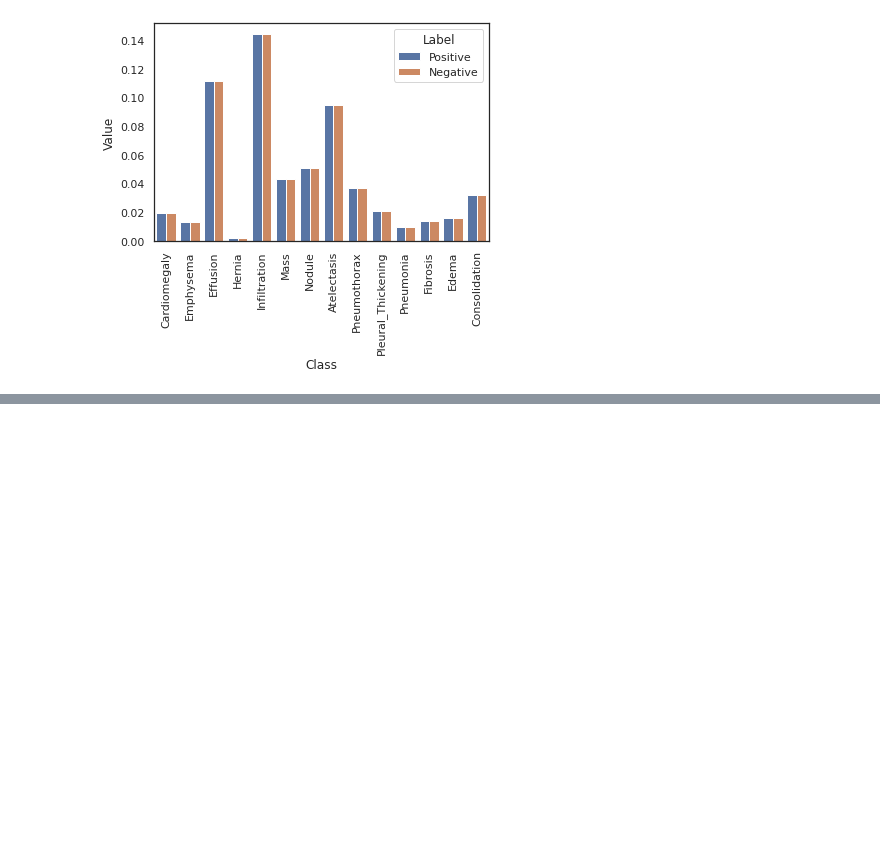
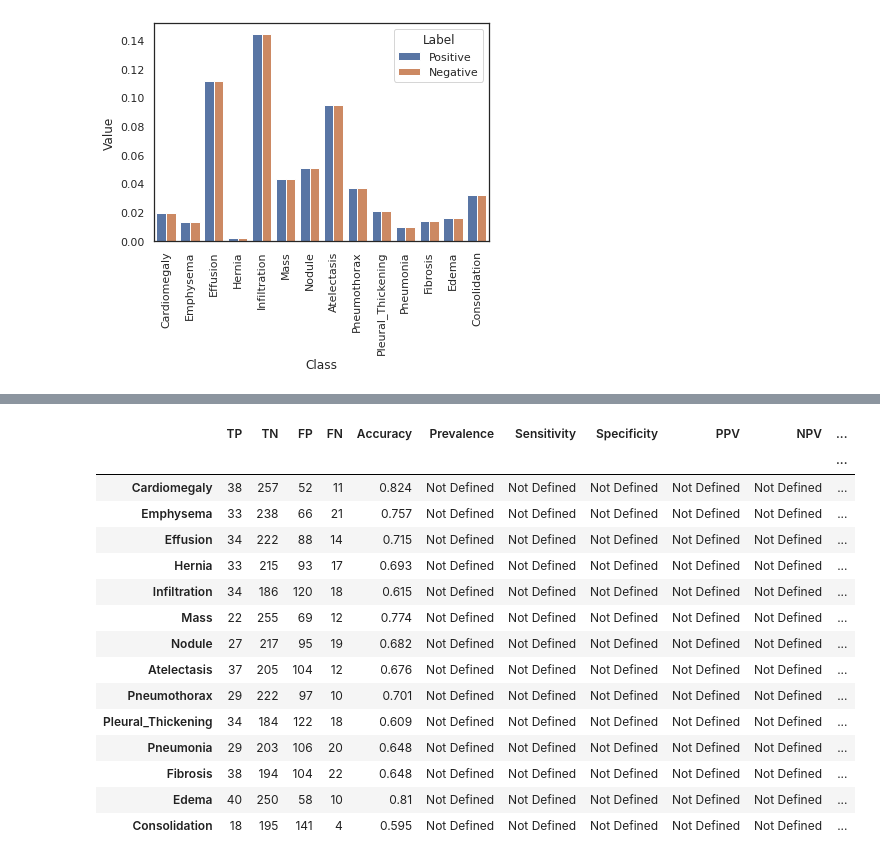
Before and after one commit to rahulrkumar9000/Datascience, a Jupyter notebook: Disease_Detection_using_X_Rays.ipynb, the cells around one changed output, grey strips where cells are left out. Saved outputs shown, nothing was run; the diff lists cells and outputs as text; code cells hidden in the pictures; blank space fills up the shorter version.

```diff
--- a/Disease_Detection_using_X_Rays.ipynb
+++ b/Disease_Detection_using_X_Rays.ipynb
@@ -491,0 +779,37 @@ array([[0.8141197 , 0.14665583, 0.7894406 , ..., 0.23597269, 0.8188064 ,
+# %%
+def get_accuracy(y, pred, th=0.5):
+    """
+    Compute accuracy of predictions at threshold.
+
+    """
+    accuracy = 0.0
+
+    # get TP, FP, TN, FN using our previously defined functions
+    TP = true_positives(y, pred, th=0.5)
+    FP = false_positives(y, pred, th=0.5)
+    TN = true_negatives(y, pred, th=0.5)
+    FN = false_negatives(y, pred, th=0.5)
+
+    # Compute accuracy using TP, FP, TN, FN
+    accuracy = (TP+TN)/(TP+FP+TN+FN)
+
+    return accuracy
+# %%
+get_performance_metrics(y, pred, class_labels, acc=get_accuracy)
+# %% [output]
+|  | TP | TN | FP | FN | Accuracy | Prevalence | Sensitivity | Specificity | PPV | NPV | ... |
+|  |  |  |  |  |  |  |  |  |  |  | ... |
+| Cardiomegaly | 38 | 257 | 52 | 11 | 0.824 | Not Defined | Not Defined | Not Defined | Not Defined | Not Defined | ... |
+| Emphysema | 33 | 238 | 66 | 21 | 0.757 | Not Defined | Not Defined | Not Defined | Not Defined | Not Defined | ... |
+| Effusion | 34 | 222 | 88 | 14 | 0.715 | Not Defined | Not Defined | Not Defined | Not Defined | Not Defined | ... |
+| Hernia | 33 | 215 | 93 | 17 | 0.693 | Not Defined | Not Defined | Not Defined | Not Defined | Not Defined | ... |
+| Infiltration | 34 | 186 | 120 | 18 | 0.615 | Not Defined | Not Defined | Not Defined | Not Defined | Not Defined | ... |
+| Mass | 22 | 255 | 69 | 12 | 0.774 | Not Defined | Not Defined | Not Defined | Not Defined | Not Defined | ... |
+| Nodule | 27 | 217 | 95 | 19 | 0.682 | Not Defined | Not Defined | Not Defined | Not Defined | Not Defined | ... |
+| Atelectasis | 37 | 205 | 104 | 12 | 0.676 | Not Defined | Not Defined | Not Defined | Not Defined | Not Defined | ... |
+| Pneumothorax | 29 | 222 | 97 | 10 | 0.701 | Not Defined | Not Defined | Not Defined | Not Defined | Not Defined | ... |
+| Pleural_Thickening | 34 | 184 | 122 | 18 | 0.609 | Not Defined | Not Defined | Not Defined | Not Defined | Not Defined | ... |
+| Pneumonia | 29 | 203 | 106 | 20 | 0.648 | Not Defined | Not Defined | Not Defined | Not Defined | Not Defined | ... |
+| Fibrosis | 38 | 194 | 104 | 22 | 0.648 | Not Defined | Not Defined | Not Defined | Not Defined | Not Defined | ... |
+| Edema | 40 | 250 | 58 | 10 | 0.81 | Not Defined | Not Defined | Not Defined | Not Defined | Not Defined | ... |
+| Consolidation | 18 | 195 | 141 | 4 | 0.595 | Not Defined | Not Defined | Not Defined | Not Defined | Not Defined | ... |
```
Also changed, not shown: parts of 38 cells of this notebook.
